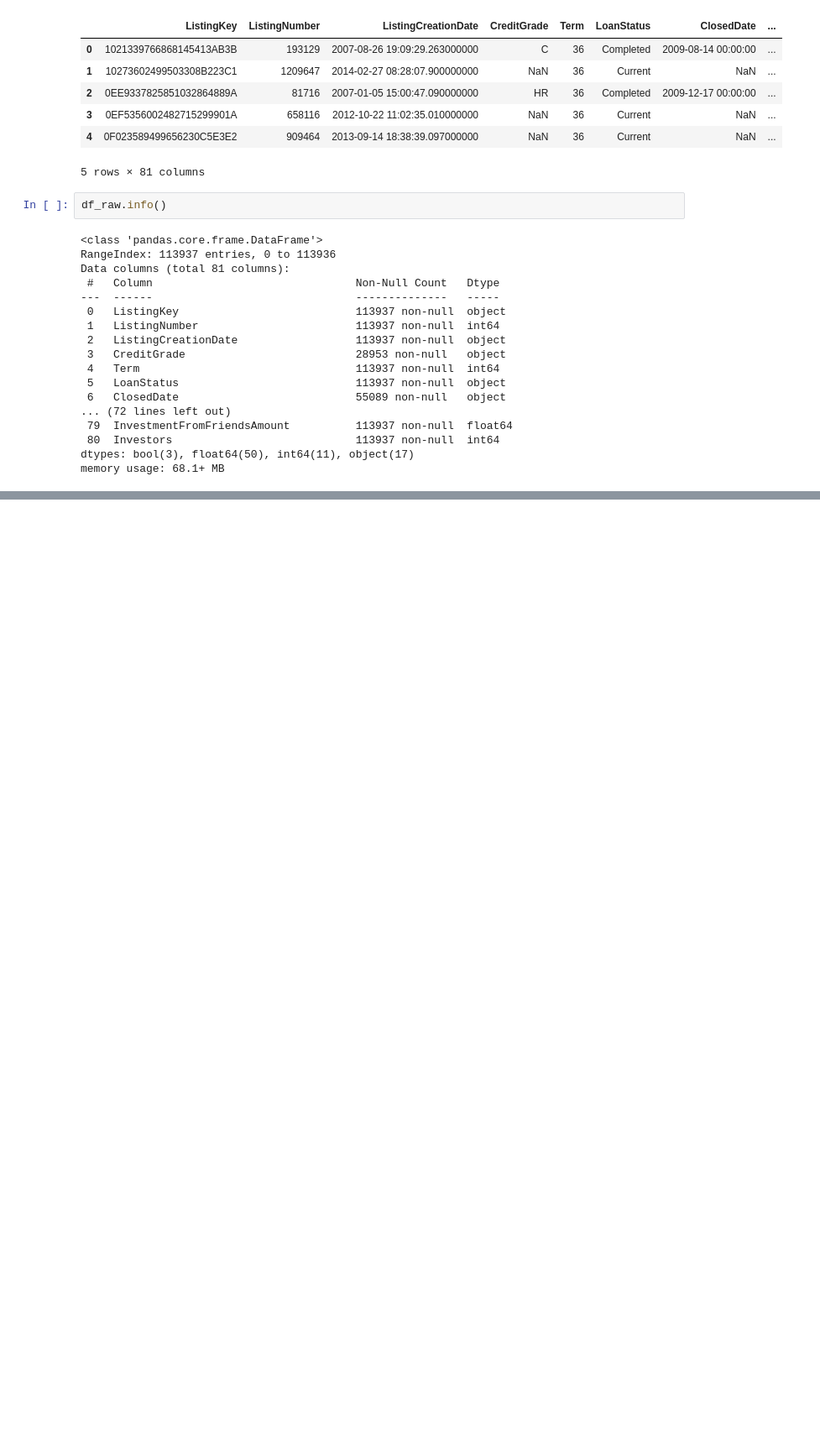
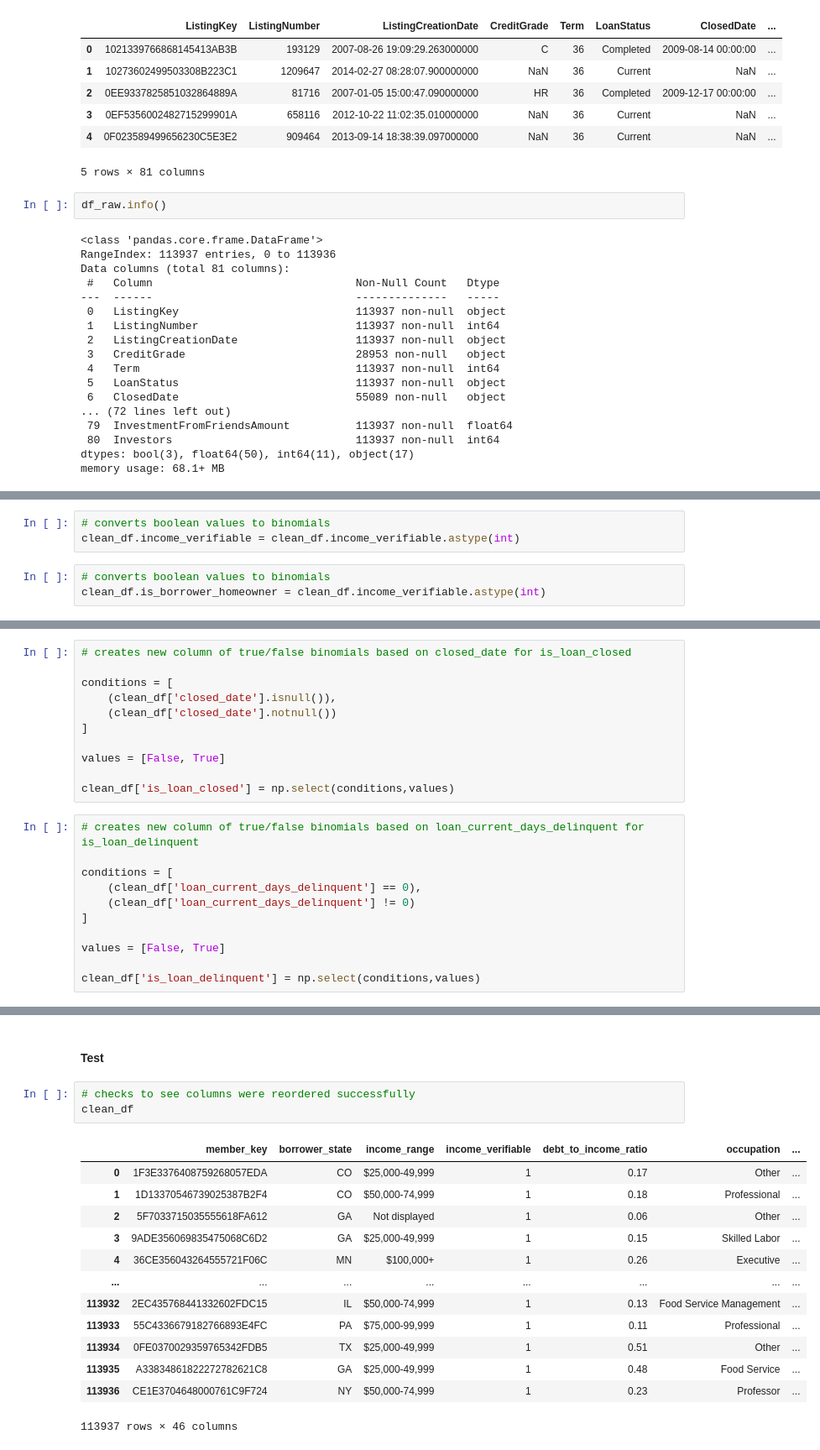
Before and after one commit to scdone/loan_data_visualization, a Jupyter notebook: data_wrangling_and_cleaning.ipynb, the cells around one changed output, grey strips where cells are left out. Shown: that part at 84% size. Cells and saved outputs as stored; diff of their text form; blank space fills up the shorter version.

Commit message:
wrangling and cleaning completed

```diff
--- a/data_wrangling_and_cleaning.ipynb
+++ b/data_wrangling_and_cleaning.ipynb
@@ -99,0 +194,6 @@ df.isna()
+# %%
+# converts boolean values to binomials
+clean_df.income_verifiable = clean_df.income_verifiable.astype(int)
+# %%
+# converts boolean values to binomials
+clean_df.is_borrower_homeowner = clean_df.income_verifiable.astype(int)
@@ -99,0 +242,22 @@ df.isna()
+# %%
+# creates new column of true/false binomials based on closed_date for is_loan_closed
+
+conditions = [
+    (clean_df['closed_date'].isnull()),
+    (clean_df['closed_date'].notnull())
+]
+
+values = [False, True]
+
+clean_df['is_loan_closed'] = np.select(conditions,values)
+# %%
+# creates new column of true/false binomials based on loan_current_days_delinquent for is_loan_delinquent
+
+conditions = [
+    (clean_df['loan_current_days_delinquent'] == 0),
+    (clean_df['loan_current_days_delinquent'] != 0)
+]
+
+values = [False, True]
+
+clean_df['is_loan_delinquent'] = np.select(conditions,values)
@@ -99,0 +375,19 @@ df.isna()
+# %% [markdown]
+#### Test
+# %%
+# checks to see columns were reordered successfully
+clean_df
+# %% [output]
+|  | member_key | borrower_state | income_range | income_verifiable | debt_to_income_ratio | occupation | ... |
+| 0 | 1F3E3376408759268057EDA | CO | $25,000-49,999 | 1 | 0.17 | Other | ... |
+| 1 | 1D13370546739025387B2F4 | CO | $50,000-74,999 | 1 | 0.18 | Professional | ... |
+| 2 | 5F7033715035555618FA612 | GA | Not displayed | 1 | 0.06 | Other | ... |
+| 3 | 9ADE356069835475068C6D2 | GA | $25,000-49,999 | 1 | 0.15 | Skilled Labor | ... |
+| 4 | 36CE356043264555721F06C | MN | $100,000+ | 1 | 0.26 | Executive | ... |
+| ... | ... | ... | ... | ... | ... | ... | ... |
+| 113932 | 2EC435768441332602FDC15 | IL | $50,000-74,999 | 1 | 0.13 | Food Service Management | ... |
+| 113933 | 55C4336679182766893E4FC | PA | $75,000-99,999 | 1 | 0.11 | Professional | ... |
+| 113934 | 0FE0370029359765342FDB5 | TX | $25,000-49,999 | 1 | 0.51 | Other | ... |
+| 113935 | A33834861822272782621C8 | GA | $25,000-49,999 | 1 | 0.48 | Food Service | ... |
+| 113936 | CE1E3704648000761C9F724 | NY | $50,000-74,999 | 1 | 0.23 | Professor | ... |
+113937 rows × 46 columns
```
Also changed, not shown: parts of 66 cells of this notebook, 3 other files.
